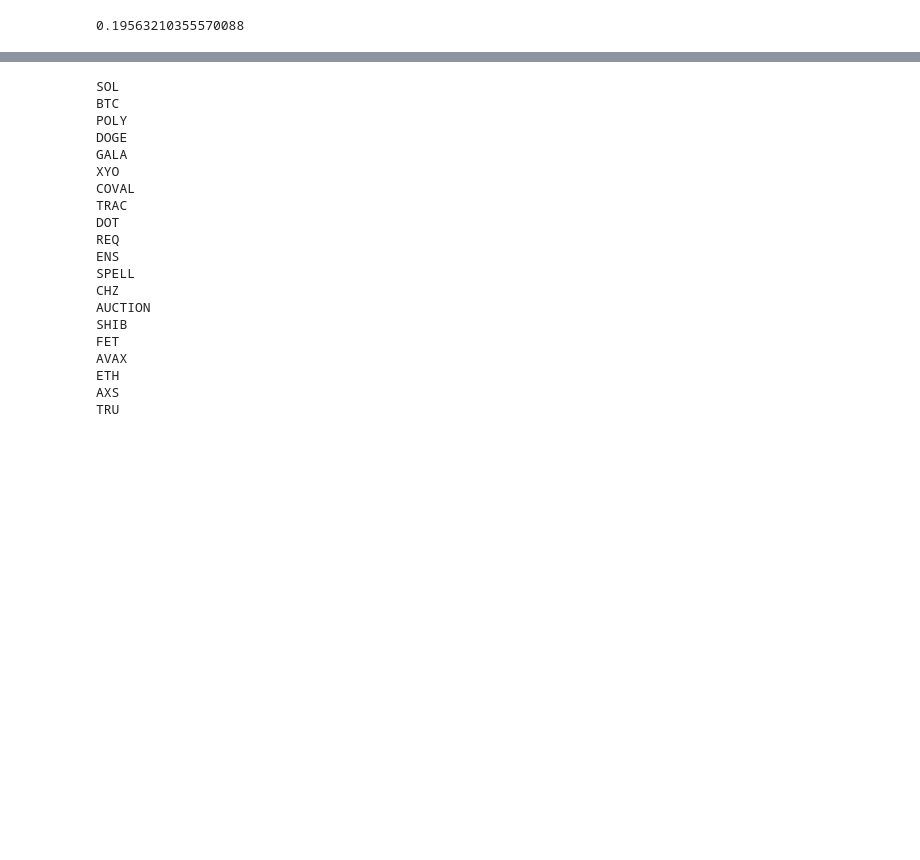
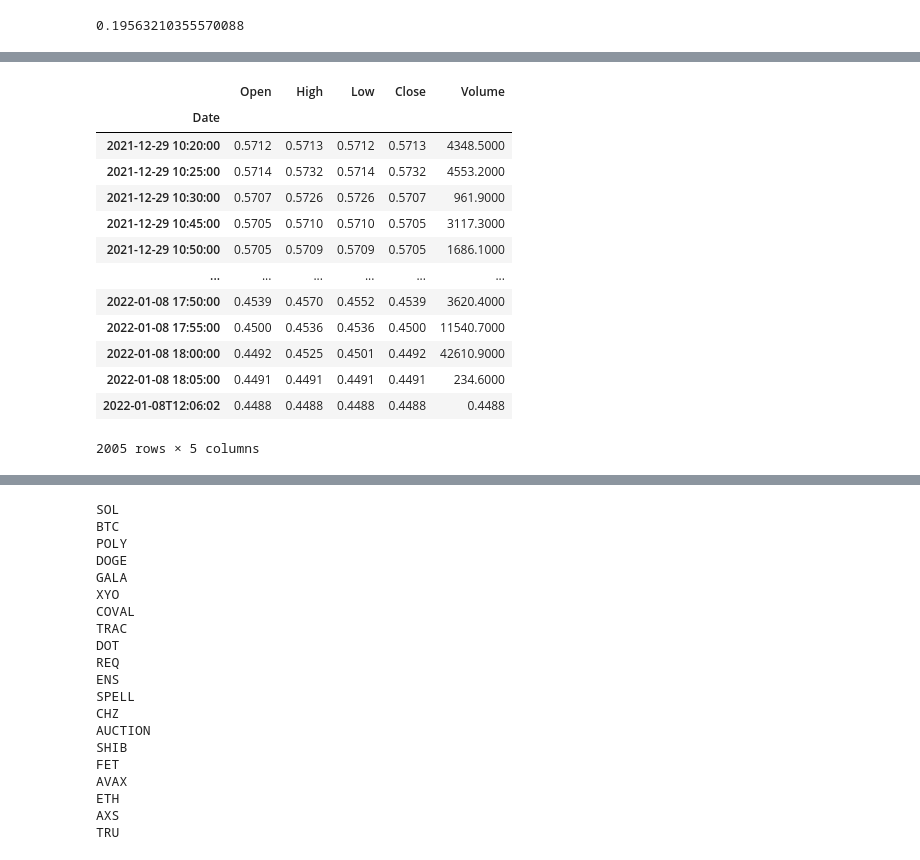
Before and after one commit to julia-claira/crypto, a Jupyter notebook: humble_bot.ipynb, the cells around one changed output, grey strips where cells are left out. Saved outputs shown, nothing was run; the diff lists cells and outputs as text; code cells hidden in the pictures; blank space fills up the shorter version.

```diff
--- a/humble_bot.ipynb
+++ b/humble_bot.ipynb
@@ -291,3 +308,20 @@ ValueError: could not convert string to float: 'c'
+# %%
+df
+# %% [output]
+|  | Open | High | Low | Close | Volume |
+| Date |  |  |  |  |  |
+| 2021-12-29 10:20:00 | 0.5712 | 0.5713 | 0.5712 | 0.5713 | 4348.5000 |
+| 2021-12-29 10:25:00 | 0.5714 | 0.5732 | 0.5714 | 0.5732 | 4553.2000 |
+| 2021-12-29 10:30:00 | 0.5707 | 0.5726 | 0.5726 | 0.5707 | 961.9000 |
+| 2021-12-29 10:45:00 | 0.5705 | 0.5710 | 0.5710 | 0.5705 | 3117.3000 |
+| 2021-12-29 10:50:00 | 0.5705 | 0.5709 | 0.5709 | 0.5705 | 1686.1000 |
+| ... | ... | ... | ... | ... | ... |
+| 2022-01-08 17:50:00 | 0.4539 | 0.4570 | 0.4552 | 0.4539 | 3620.4000 |
+| 2022-01-08 17:55:00 | 0.4500 | 0.4536 | 0.4536 | 0.4500 | 11540.7000 |
+| 2022-01-08 18:00:00 | 0.4492 | 0.4525 | 0.4501 | 0.4492 | 42610.9000 |
+| 2022-01-08 18:05:00 | 0.4491 | 0.4491 | 0.4491 | 0.4491 | 234.6000 |
+| 2022-01-08T12:06:02 | 0.4488 | 0.4488 | 0.4488 | 0.4488 | 0.4488 |
+2005 rows × 5 columns
 # %%
 #%%%%%%%%%%%%%%%%%%%%%%%!!!!!!!!!!!!!!!!!!!!!!!!!^^^^^^^^^^^^^^^^^^^^^^
 #%%%%%%%%%%%%%%%%%%%%%%%!!!!!!!!!!!!!!!!!!!!!!!!!^^^^^^^^^^^^^^^^^^^^^^
```
Also changed, not shown: parts of 9 cells of this notebook.
